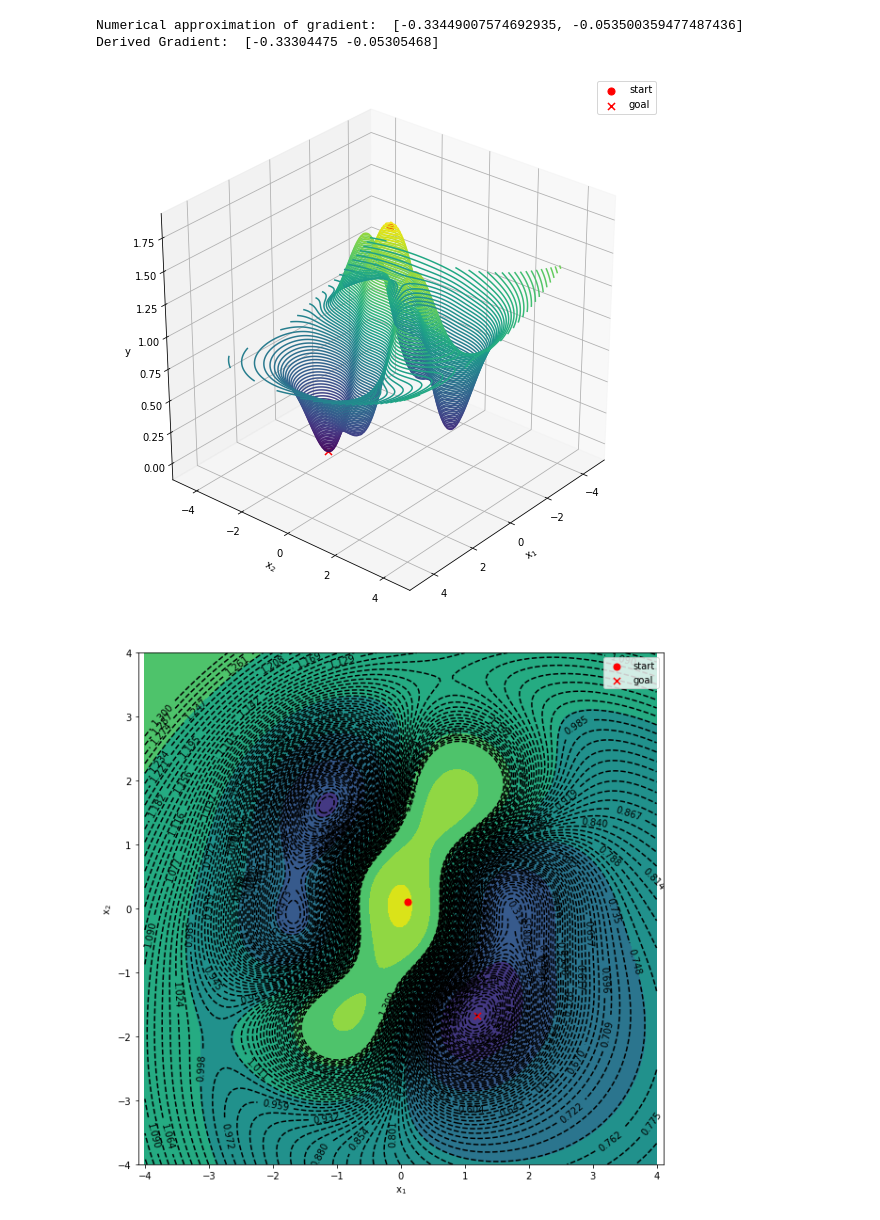
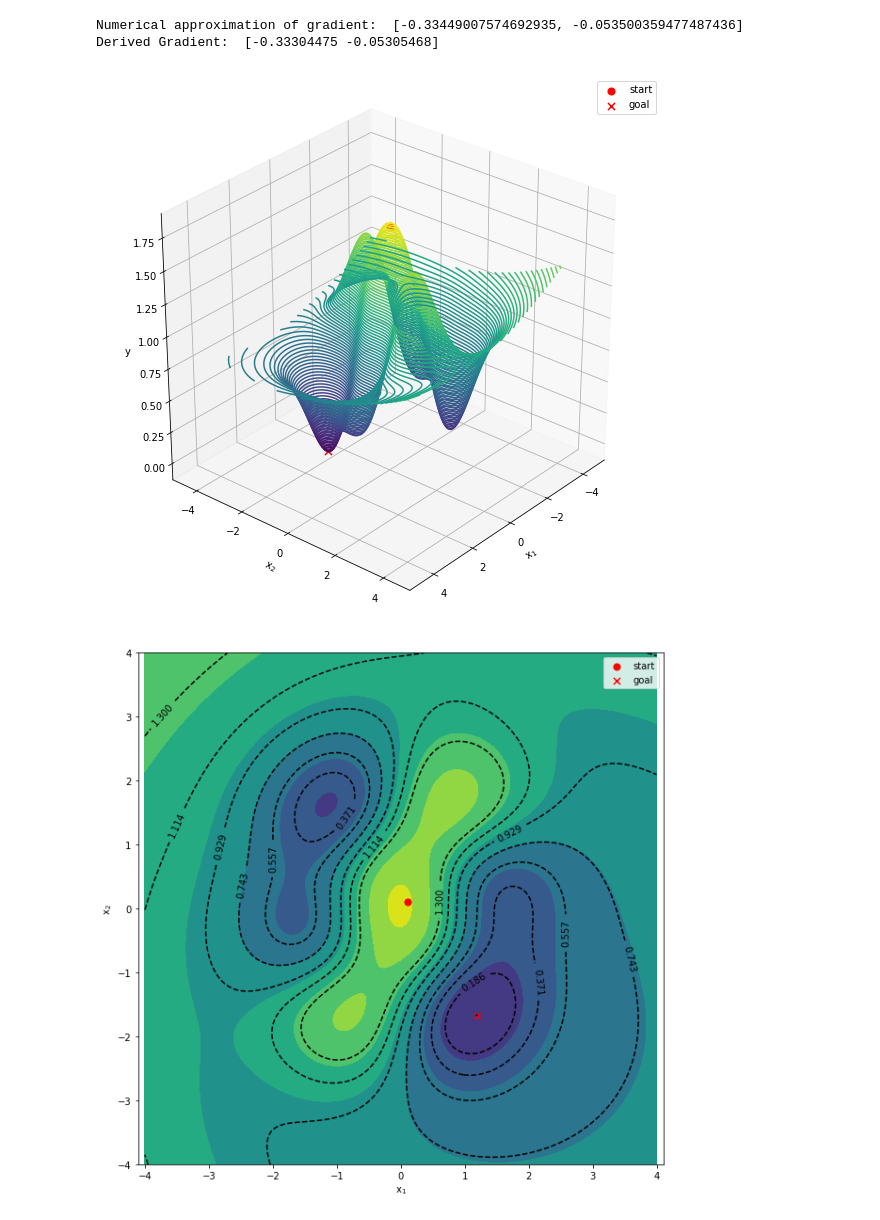
Before and after one commit to nanwei1/gyroscopic_force_optim, a Jupyter notebook: Untitled Folder/gradient_descent_vis.ipynb, the cells around one changed output. Drawn from its saved outputs; the diff is of its cells as text; code cells hidden in the pictures.

```diff
--- a/Untitled Folder/gradient_descent_vis.ipynb
+++ b/Untitled Folder/gradient_descent_vis.ipynb
@@ -68,35 +68,35 @@ def plot_loss_3d():
     ax = fig.add_subplot(111, projection='3d')
     ax.contour3D(X1, X2, Y.reshape(X1.shape),100)
     start_plt = ax.scatter(x_start[0],x_start[1],y_start,s=50,c='r', marker = "o")
     goal_plt = ax.scatter(x_goal[0],x_goal[1],y_goal,s=50,c='r', marker = "x")
     ax.set_xlabel('$\mathregular{x_1}$')
     ax.set_ylabel('$\mathregular{x_2}$')
     ax.set_zlabel('y');
     ax.view_init(30, 40)
     ax.axis('equal')
     plt.legend([start_plt, goal_plt], ['start', 'goal'])
     ax.axis([-5,5,-5,5])
     return ax
 plot_loss_3d()
 plt.savefig("loss_fcn_plot_3d.png")
 # 2D contour plot of the cost function
 def plot_loss_2d():
     plt.figure(figsize=(10,10))
-    levels = np.linspace(0,1.3, 100)
+    levels = np.linspace(0,1.3, 8)
     cp = plt.contour(X1,X2,Y.reshape(X1.shape), colors='k', linestyles='dashed', levels=levels)
     plt.clabel(cp, inline=1, fontsize=10)
     cp = plt.contourf(X1, X2, Y.reshape(X1.shape))
     start_plt = plt.scatter(x_start[0],x_start[1], s=50, c='r', marker = "o")
     goal_plt = plt.scatter(x_goal[0],x_goal[1], s=50, c='r', marker = "x")
     plt.xlabel('$\mathregular{x_1}$')
     plt.ylabel('$\mathregular{x_2}$')
     plt.axis('equal')
     plt.legend([start_plt, goal_plt], ['start', 'goal'])
 plot_loss_2d()
 plt.savefig("loss_fcn_plot_2d.png")
 # %% [output]
 [figure]
-[figure, old version]
+[figure, new version]
 # %%
 # Gradient Descent
 lr = 1
```
Also changed, not shown: parts of 5 cells of this notebook, 16 other files.
